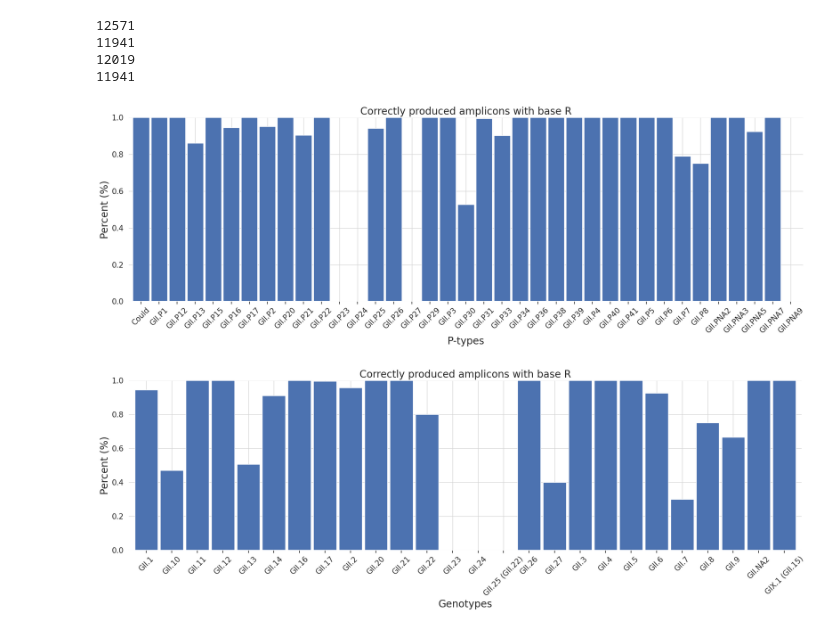
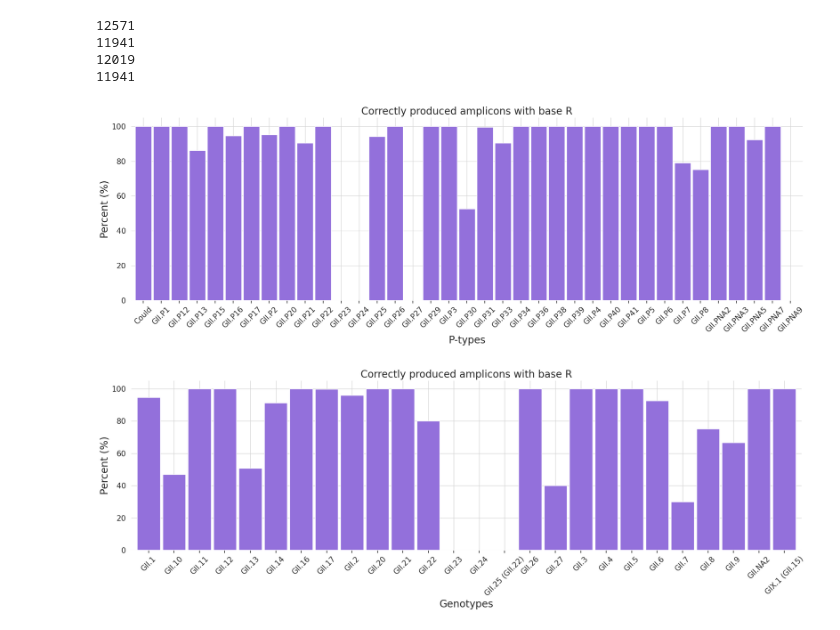
Before and after one commit to chriryde/norovirus-gii-dualtyping-ngs, a Jupyter notebook: notebooks/06_assayblast.ipynb, the cells around one changed output. Drawn from its saved outputs; the diff is of its cells as text; code cells hidden in the pictures.

Commit message:
Updated AssayBLAST graphs

```diff
--- a/notebooks/06_assayblast.ipynb
+++ b/notebooks/06_assayblast.ipynb
@@ -320,47 +320,45 @@ print(amplicons["Amplicons"].sum())
 # %%
 all_counts = ALL_AMPLICONS["p_type"].value_counts()
 correct_counts = filtered_df["p_type"].value_counts()
 
-ratio = (correct_counts / all_counts).fillna(0)
+ratio = ((correct_counts / all_counts)*100).fillna(0)
 
 import matplotlib.pyplot as plt
 
 # plt.figure(figsize=(20, 7))
 
-ratio.plot(kind="bar", figsize=(20,7), width= 0.9)
+ratio.plot(kind="bar", figsize=(20,7), width= 0.9, color="mediumpurple")
 
 plt.ylabel("Percent (%)", fontsize=20)
 plt.xlabel("P-types", fontsize=20)
 plt.title("Correctly produced amplicons with base R",fontsize=20)
 plt.xticks(rotation=45,fontsize=15)
 plt.yticks(fontsize=15)
-plt.ylim(0, 1)
 plt.gca().set_facecolor("white")
 plt.grid(color='lightgrey')
 plt.tick_params(left=False, bottom=True)
 
 plt.tight_layout()
 plt.show()
 # %% [output]
-[figure, old version]
+[figure, new version]
 # %%
 all_counts = ALL_AMPLICONS["genotype"].value_counts()
 correct_counts = filtered_df["genotype"].value_counts()
 
-ratio = (correct_counts / all_counts).fillna(0)
+ratio = ((correct_counts / all_counts)*100).fillna(0)
 
 import matplotlib.pyplot as plt
 
 # plt.figure(figsize=(20, 7))
 
-ratio.plot(kind="bar", figsize=(20,7), width= 0.9)
+ratio.plot(kind="bar", figsize=(20,7), width= 0.9, color="mediumpurple")
 
 plt.ylabel("Percent (%)", fontsize=20)
 plt.xlabel("Genotypes", fontsize=20)
 plt.title("Correctly produced amplicons with base R",fontsize=20)
 plt.xticks(rotation=45,fontsize=15)
 plt.yticks(fontsize=15)
-plt.ylim(0, 1)
 plt.gca().set_facecolor("white")
 plt.grid(color='lightgrey')
 plt.tick_params(left=False, bottom=True)
@@ -368,4 +366,4 @@ plt.tick_params(left=False, bottom=True)
 plt.tight_layout()
 plt.show()
 # %% [output]
-[figure, old version]
+[figure, new version]
```
